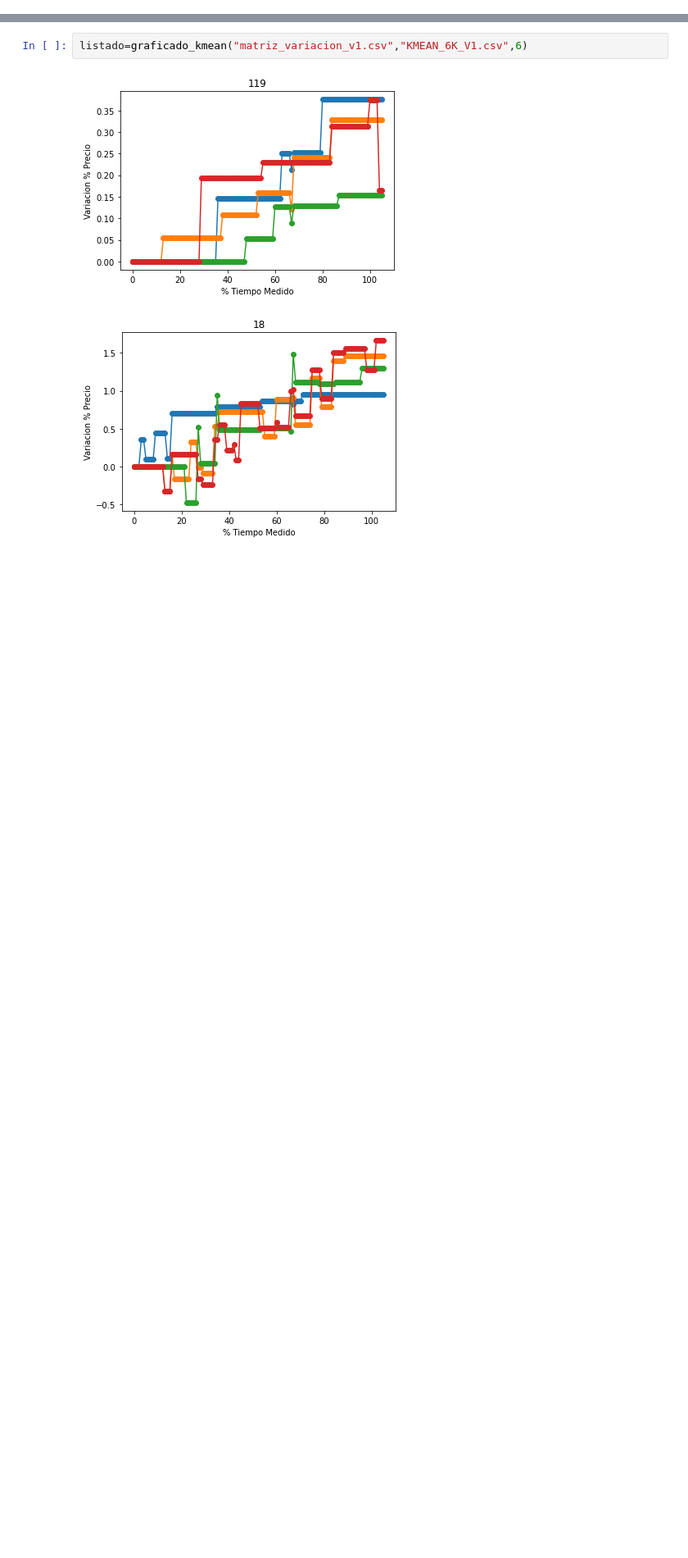
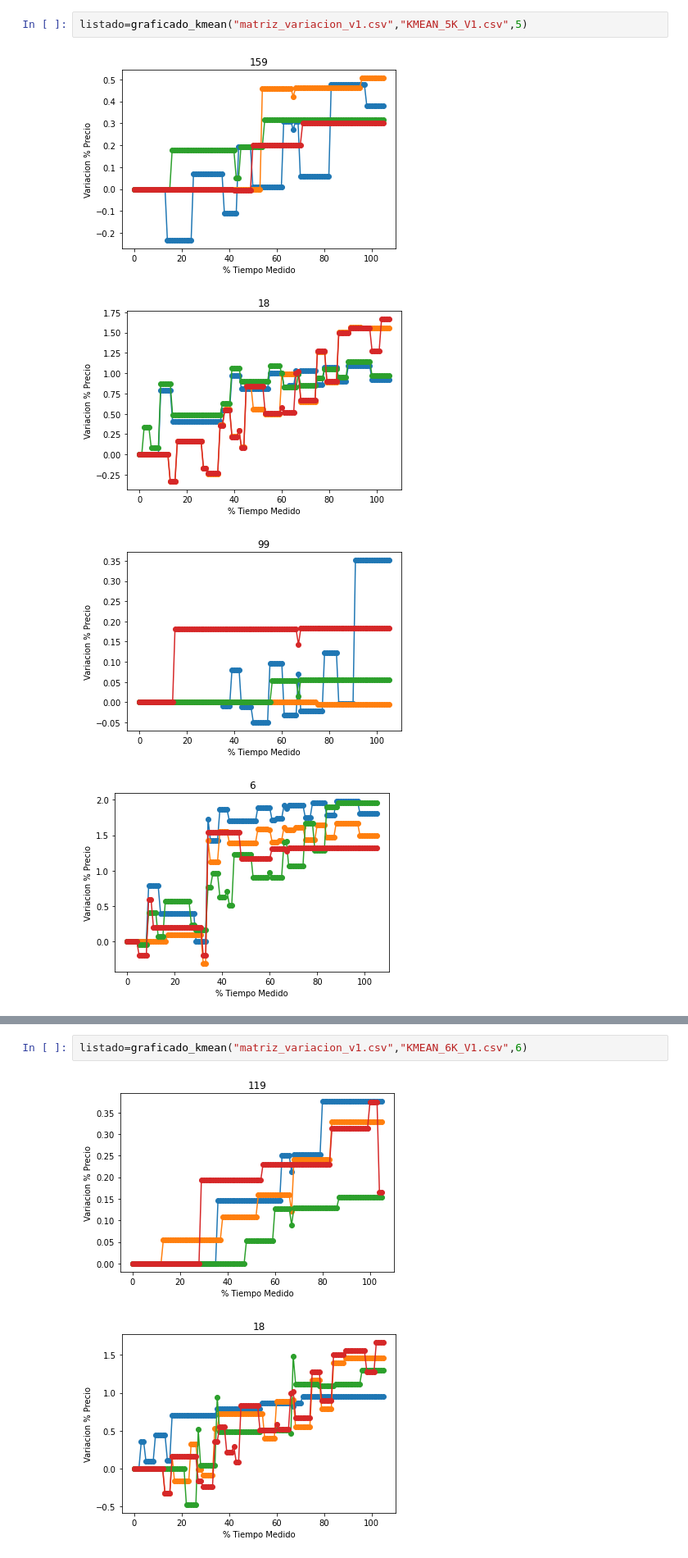
Before and after one commit to arielmeragelman/analisis_volatilidad_precios, a Jupyter notebook: Kmean_control_grafico.ipynb, the cells around one changed output, grey strips where cells are left out. Shown at 82% size. Cells and saved outputs as stored; diff of their text form; blank space fills up the shorter version.

```diff
--- a/Kmean_control_grafico.ipynb
+++ b/Kmean_control_grafico.ipynb
@@ -44,0 +57,7 @@ def graficado_kmean(archivo_matriz,archivo_cluster,k):
+# %%
+listado=graficado_kmean("matriz_variacion_v1.csv","KMEAN_5K_V1.csv",5)
+# %% [output]
+[figure, added]
+[figure, added]
+[figure, added]
+[figure, added]
```
Also changed, not shown: parts of 10 cells of this notebook, 3 other files.
